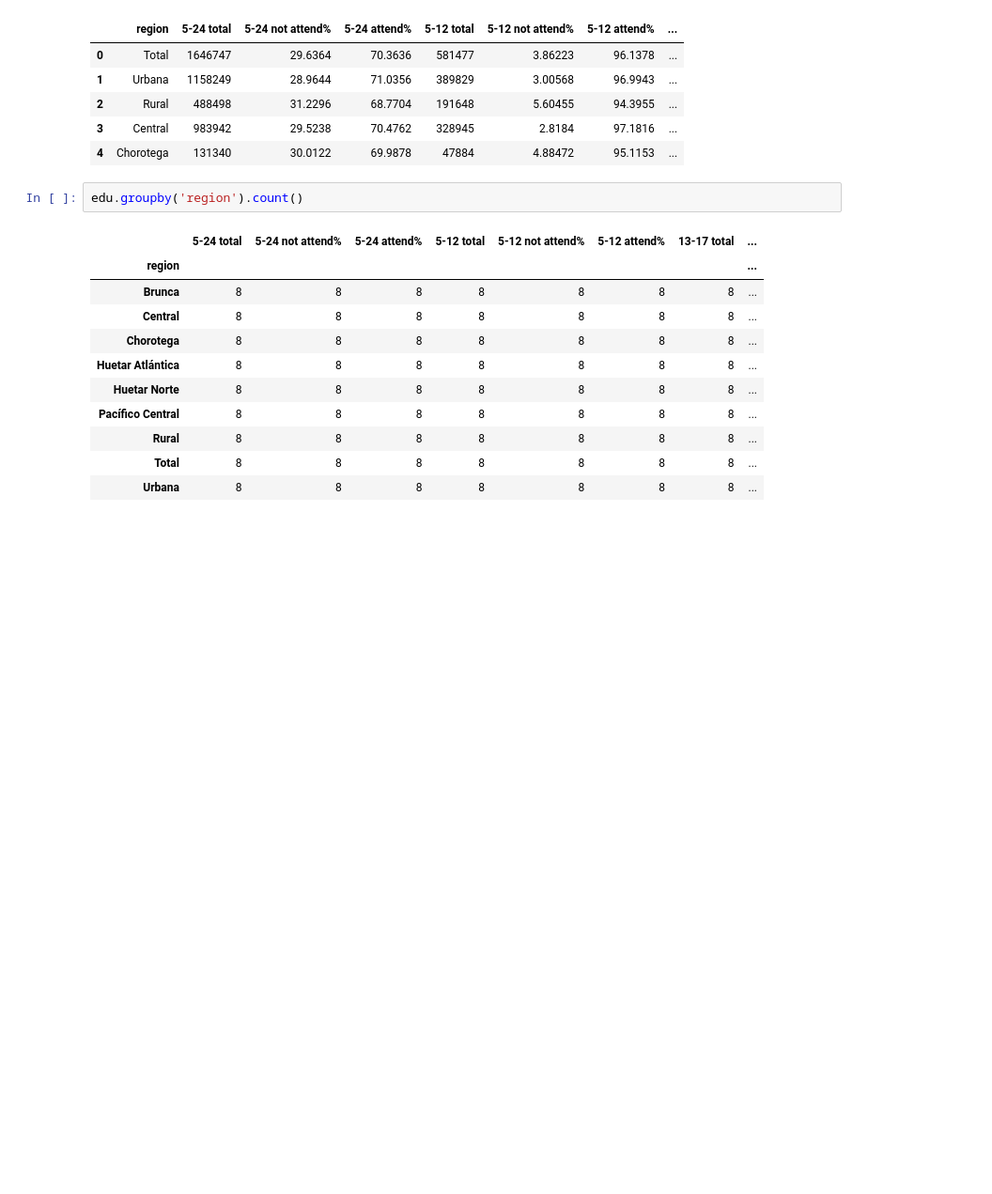
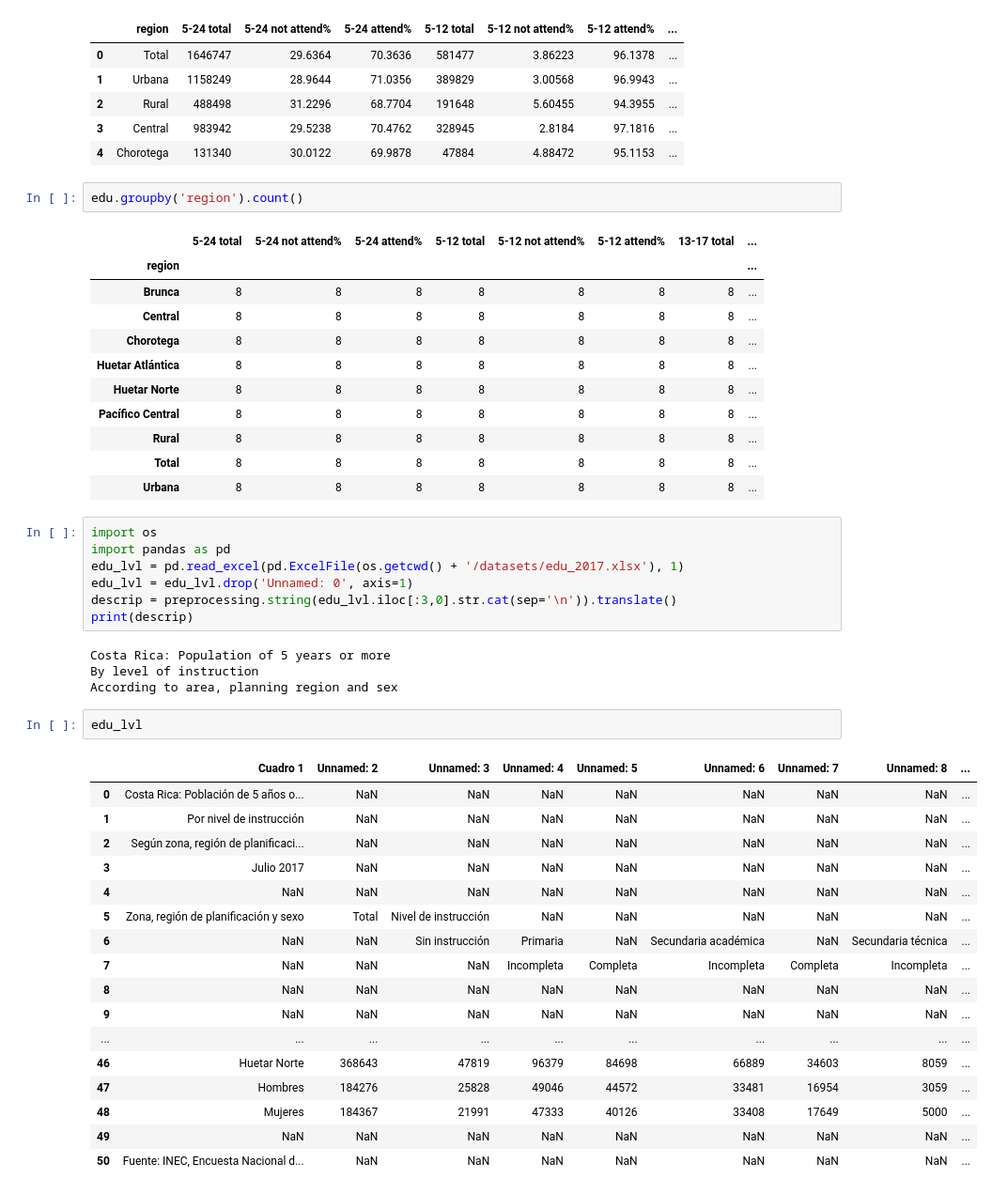
Before and after one commit to zhaomh1998/ece143, a Jupyter notebook: INEC_data_sets.ipynb, the cells around one changed output. Shown at 94% size. Cells and saved outputs as stored; diff of their text form; blank space fills up the shorter version.

Commit message:
Education level data processing

```diff
--- a/INEC_data_sets.ipynb
+++ b/INEC_data_sets.ipynb
@@ -81,3 +81,34 @@ edu.groupby('region').count()
 | Rural | 8 | 8 | 8 | 8 | 8 | 8 | 8 | ... |
 | Total | 8 | 8 | 8 | 8 | 8 | 8 | 8 | ... |
 | Urbana | 8 | 8 | 8 | 8 | 8 | 8 | 8 | ... |
+# %%
+import os
+import pandas as pd
+edu_lvl = pd.read_excel(pd.ExcelFile(os.getcwd() + '/datasets/edu_2017.xlsx'), 1)
+edu_lvl = edu_lvl.drop('Unnamed: 0', axis=1)
+descrip = preprocessing.string(edu_lvl.iloc[:3,0].str.cat(sep='\n')).translate()
+print(descrip)
+# %% [output]
+Costa Rica: Population of 5 years or more
+By level of instruction
+According to area, planning region and sex
+# %%
+edu_lvl
+# %% [output]
+|  | Cuadro 1 | Unnamed: 2 | Unnamed: 3 | Unnamed: 4 | Unnamed: 5 | Unnamed: 6 | Unnamed: 7 | Unnamed: 8 | ... |
+| 0 | Costa Rica: Población de 5 años o... | NaN | NaN | NaN | NaN | NaN | NaN | NaN | ... |
+| 1 | Por nivel de instrucción | NaN | NaN | NaN | NaN | NaN | NaN | NaN | ... |
+| 2 | Según zona, región de planificaci... | NaN | NaN | NaN | NaN | NaN | NaN | NaN | ... |
+| 3 | Julio 2017 | NaN | NaN | NaN | NaN | NaN | NaN | NaN | ... |
+| 4 | NaN | NaN | NaN | NaN | NaN | NaN | NaN | NaN | ... |
+| 5 | Zona, región de planificación y sexo | Total | Nivel de instrucción | NaN | NaN | NaN | NaN | NaN | ... |
+| 6 | NaN | NaN | Sin instrucción | Primaria | NaN | Secundaria académica | NaN | Secundaria técnica | ... |
+| 7 | NaN | NaN | NaN | Incompleta | Completa | Incompleta | Completa | Incompleta | ... |
+| 8 | NaN | NaN | NaN | NaN | NaN | NaN | NaN | NaN | ... |
+| 9 | NaN | NaN | NaN | NaN | NaN | NaN | NaN | NaN | ... |
+| ... | ... | ... | ... | ... | ... | ... | ... | ... | ... |
+| 46 | Huetar Norte | 368643 | 47819 | 96379 | 84698 | 66889 | 34603 | 8059 | ... |
+| 47 | Hombres | 184276 | 25828 | 49046 | 44572 | 33481 | 16954 | 3059 | ... |
+| 48 | Mujeres | 184367 | 21991 | 47333 | 40126 | 33408 | 17649 | 5000 | ... |
+| 49 | NaN | NaN | NaN | NaN | NaN | NaN | NaN | NaN | ... |
+| 50 | Fuente: INEC, Encuesta Nacional d... | NaN | NaN | NaN | NaN | NaN | NaN | NaN | ... |
```
Also changed, not shown: parts of 3 cells of this notebook.
